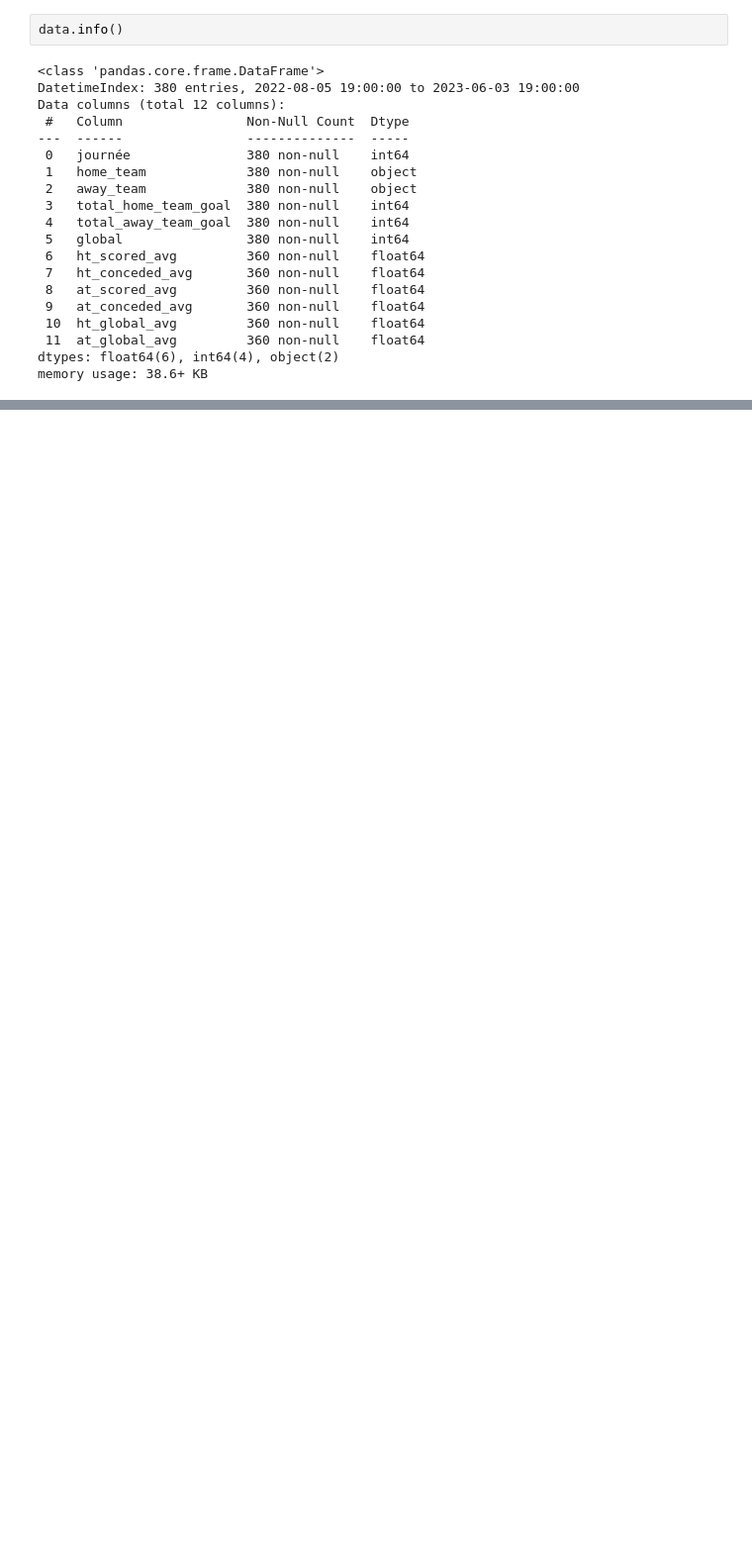
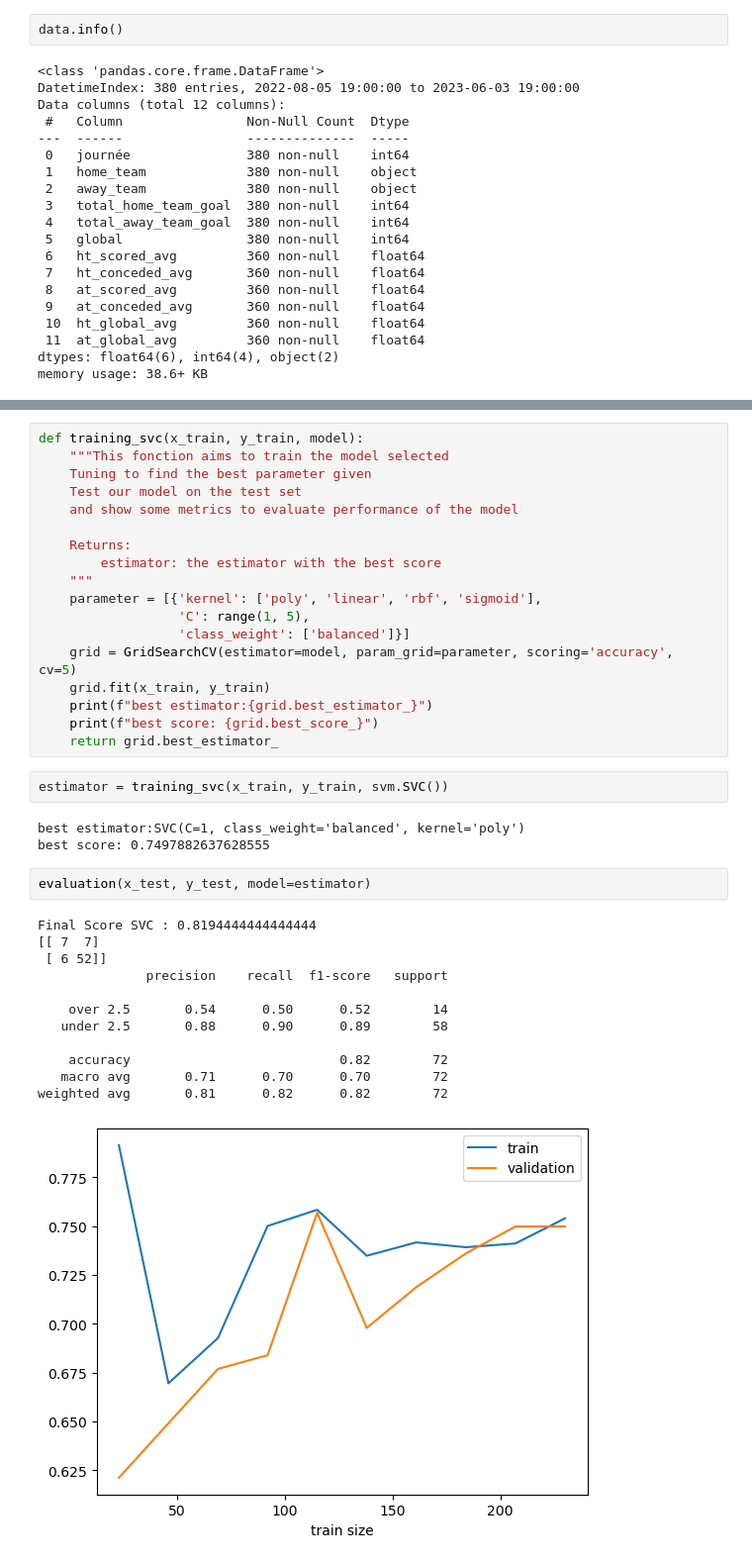
Before and after one commit to Hardfive/ProBettor, a Jupyter notebook: football/analysis/ipynb_checkpoints/modelling.ipynb, the cells around one changed output, grey strips where cells are left out. Shown at 99% size. Cells and saved outputs as stored; diff of their text form; blank space fills up the shorter version.

```diff
--- a/football/analysis/ipynb_checkpoints/modelling.ipynb
+++ b/football/analysis/ipynb_checkpoints/modelling.ipynb
@@ -187,0 +179,38 @@ plt.legend()
+# %%
+def training_svc(x_train, y_train, model):
+    """This fonction aims to train the model selected
+    Tuning to find the best parameter given
+    Test our model on the test set
+    and show some metrics to evaluate performance of the model
+
+    Returns:
+        estimator: the estimator with the best score
+    """
+    parameter = [{'kernel': ['poly', 'linear', 'rbf', 'sigmoid'],
+                  'C': range(1, 5),
+                  'class_weight': ['balanced']}]
+    grid = GridSearchCV(estimator=model, param_grid=parameter, scoring='accuracy', cv=5)
+    grid.fit(x_train, y_train)
+    print(f"best estimator:{grid.best_estimator_}")
+    print(f"best score: {grid.best_score_}")
+    return grid.best_estimator_
+# %%
+estimator = training_svc(x_train, y_train, svm.SVC())
+# %% [output]
+best estimator:SVC(C=1, class_weight='balanced', kernel='poly')
+best score: 0.7497882637628555
+# %%
+evaluation(x_test, y_test, model=estimator)
+# %% [output]
+Final Score SVC : 0.8194444444444444
+[[ 7  7]
+ [ 6 52]]
+              precision    recall  f1-score   support
+
+    over 2.5       0.54      0.50      0.52        14
+   under 2.5       0.88      0.90      0.89        58
+
+    accuracy                           0.82        72
+   macro avg       0.71      0.70      0.70        72
+weighted avg       0.81      0.82      0.82        72
+[figure, added]
```
Also changed, not shown: parts of 24 cells of this notebook.
